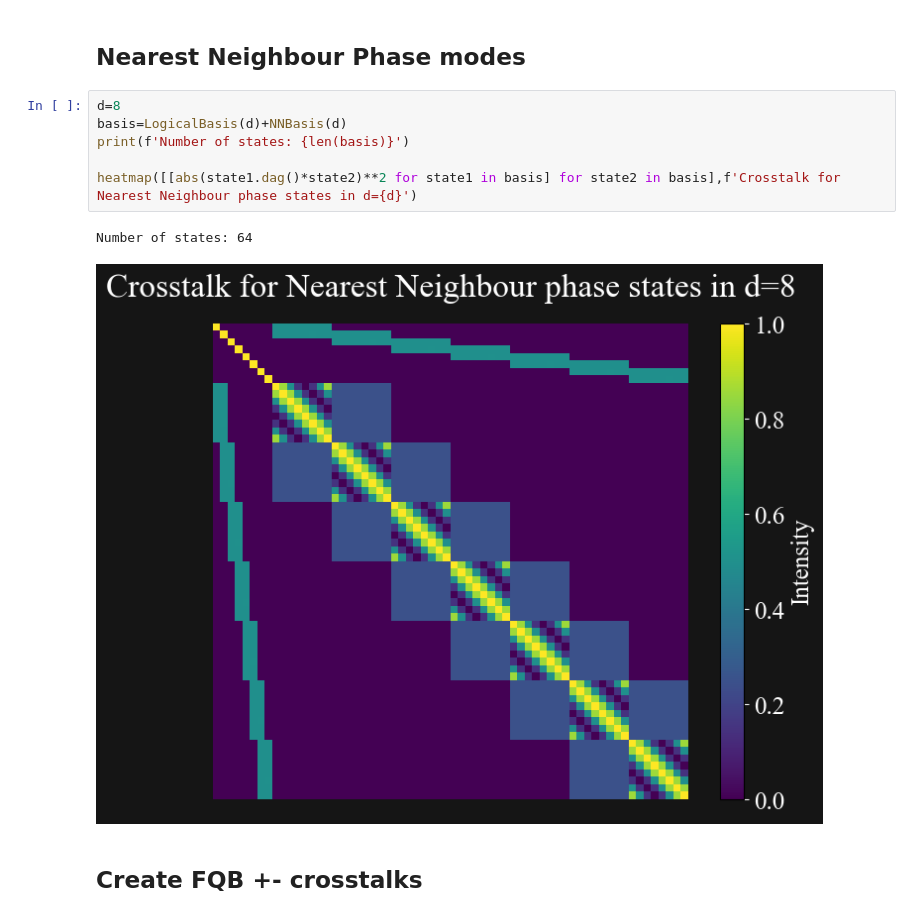
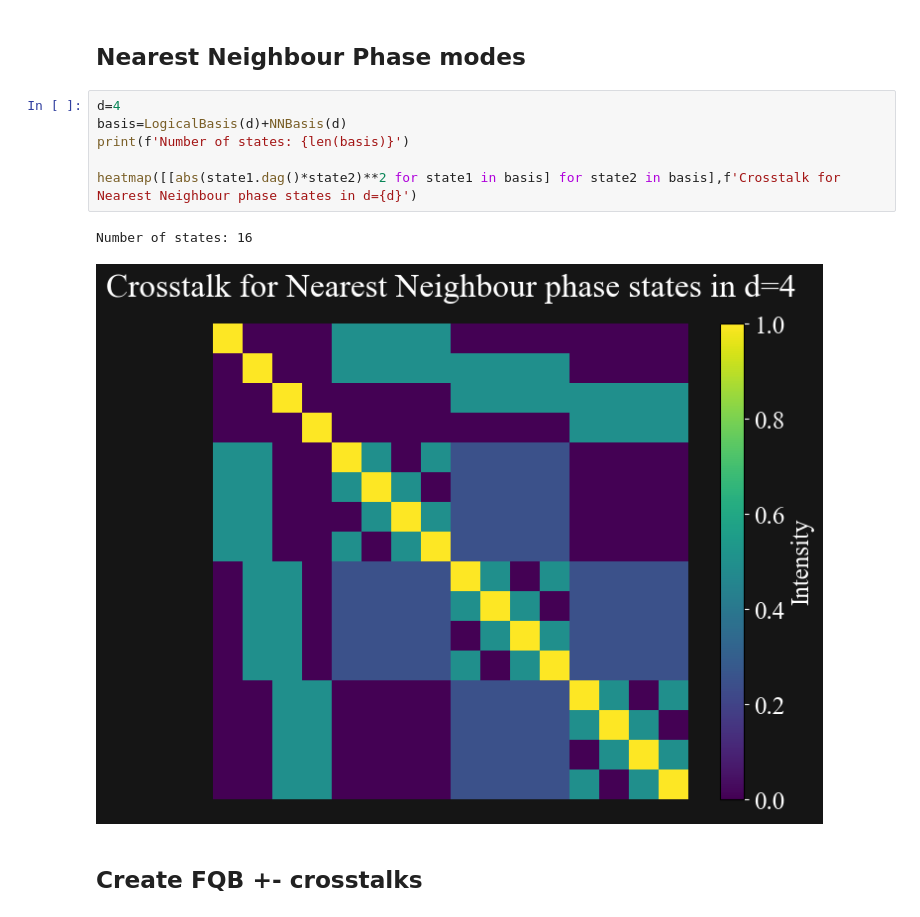
Before and after one commit to LukasScarfe/F-Qubits, a Jupyter notebook: fqubits.ipynb, the cells around one changed output. Saved outputs shown, nothing was run; the diff lists cells and outputs as text.

```diff
--- a/fqubits.ipynb
+++ b/fqubits.ipynb
@@ -290,14 +290,14 @@ Number of states: 22
 # %% [markdown]
 ## Nearest Neighbour Phase modes
 # %%
-d=8
+d=4
 basis=LogicalBasis(d)+NNBasis(d)
 print(f'Number of states: {len(basis)}')
 
 heatmap([[abs(state1.dag()*state2)**2 for state1 in basis] for state2 in basis],f'Crosstalk for Nearest Neighbour phase states in d={d}')
 # %% [output]
-Number of states: 64
+Number of states: 16
-[figure, old version]
+[figure, new version]
 # %% [markdown]
 ## Create FQB +- crosstalks
 # %%
```
Also changed, not shown: parts of 6 cells of this notebook, 3 other files.
